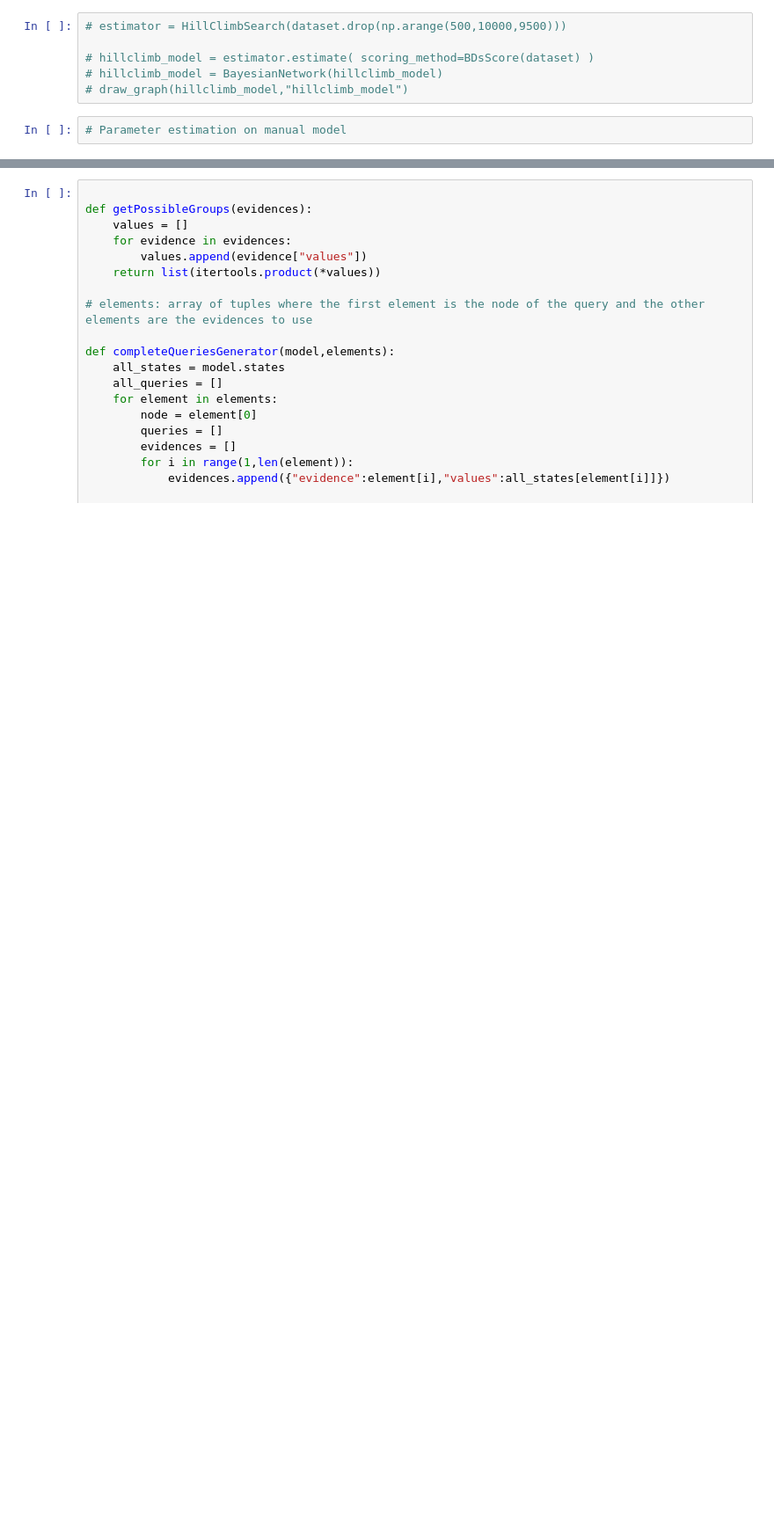
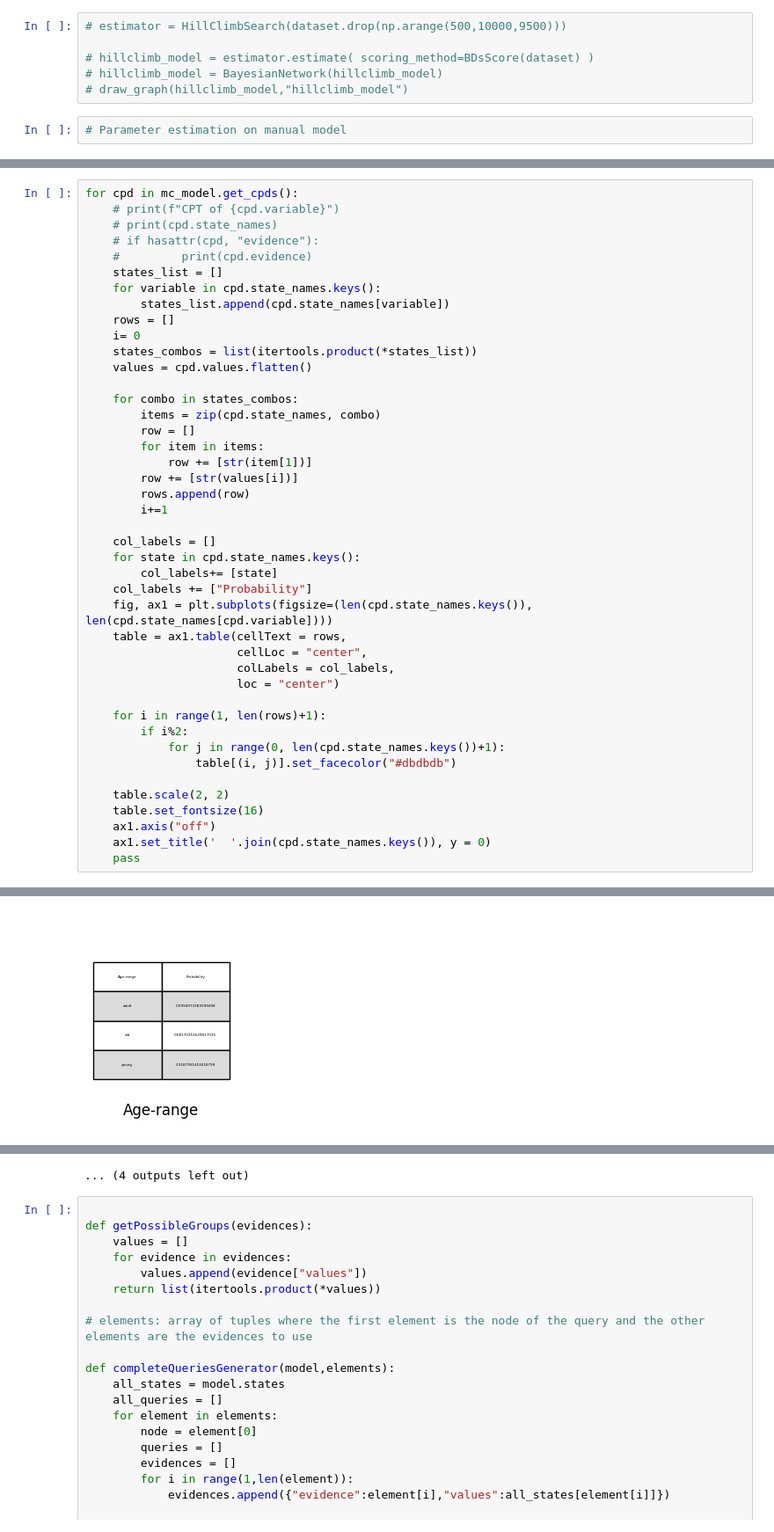
Before and after one commit to AndreaZecca/ByeBayes, a Jupyter notebook: project.ipynb, the cells around one changed output, grey strips where cells are left out. Shown at 88% size. Cells and saved outputs as stored; diff of their text form; blank space fills up the shorter version.

```diff
--- a/project.ipynb
+++ b/project.ipynb
@@ -212,3 +230,47 @@ CPT of Other-injuries
 +-----------------+-----------+
 | Nature-force(1) | 0.0141829 |
 +-----------------+-----------+
+# %%
+for cpd in mc_model.get_cpds():
+    # print(f"CPT of {cpd.variable}")
+    # print(cpd.state_names)
+    # if hasattr(cpd, "evidence"):
+    #         print(cpd.evidence)
+    states_list = []
+    for variable in cpd.state_names.keys():
+        states_list.append(cpd.state_names[variable])
+    rows = []
+    i= 0
+    states_combos = list(itertools.product(*states_list))
+    values = cpd.values.flatten()
+
+    for combo in states_combos:
+        items = zip(cpd.state_names, combo)
+        row = []
+        for item in items:
+            row += [str(item[1])]
+        row += [str(values[i])]
+        rows.append(row)
+        i+=1
+
+    col_labels = []
+    for state in cpd.state_names.keys():
+        col_labels+= [state]
+    col_labels += ["Probability"]
+    fig, ax1 = plt.subplots(figsize=(len(cpd.state_names.keys()), len(cpd.state_names[cpd.variable])))
+    table = ax1.table(cellText = rows,
+                      cellLoc = "center",
+                      colLabels = col_labels,
+                      loc = "center")
+
+    for i in range(1, len(rows)+1):
+        if i%2:
+            for j in range(0, len(cpd.state_names.keys())+1):
+                table[(i, j)].set_facecolor("#dbdbdb")
+
+    table.scale(2, 2)
+    table.set_fontsize(16)
+    ax1.axis("off")
+    ax1.set_title('  '.join(cpd.state_names.keys()), y = 0)
+    pass
+# %% [output]
@@ -214,0 +292 @@ CPT of Other-injuries
+[figure, added]
@@ -215,3 +303,4 @@ CPT of Other-injuries
+... (4 outputs left out)
 # %%
 
 def getPossibleGroups(evidences):
```
Also changed, not shown: parts of 6 cells of this notebook, 1 other file.
